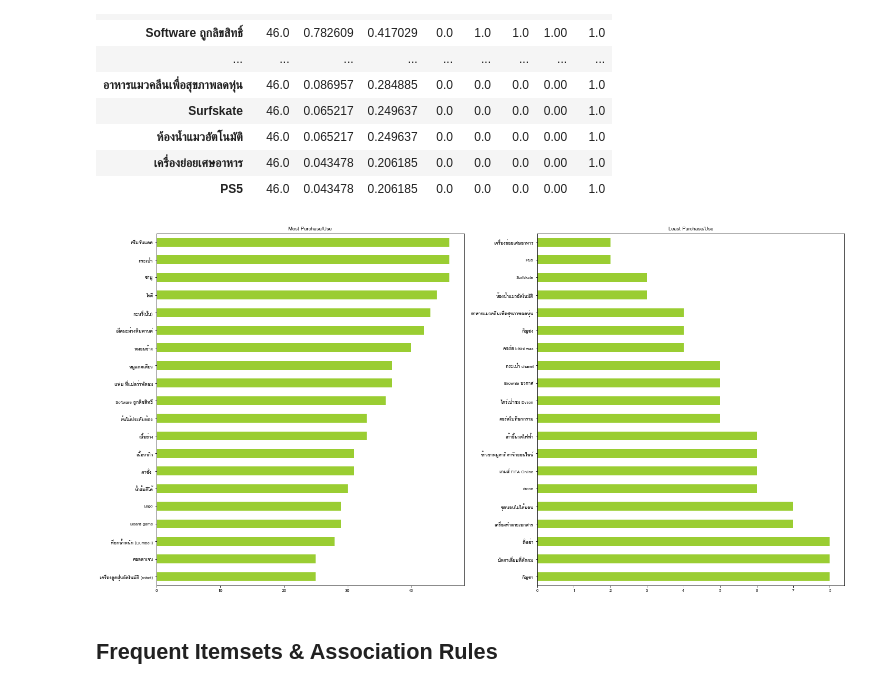
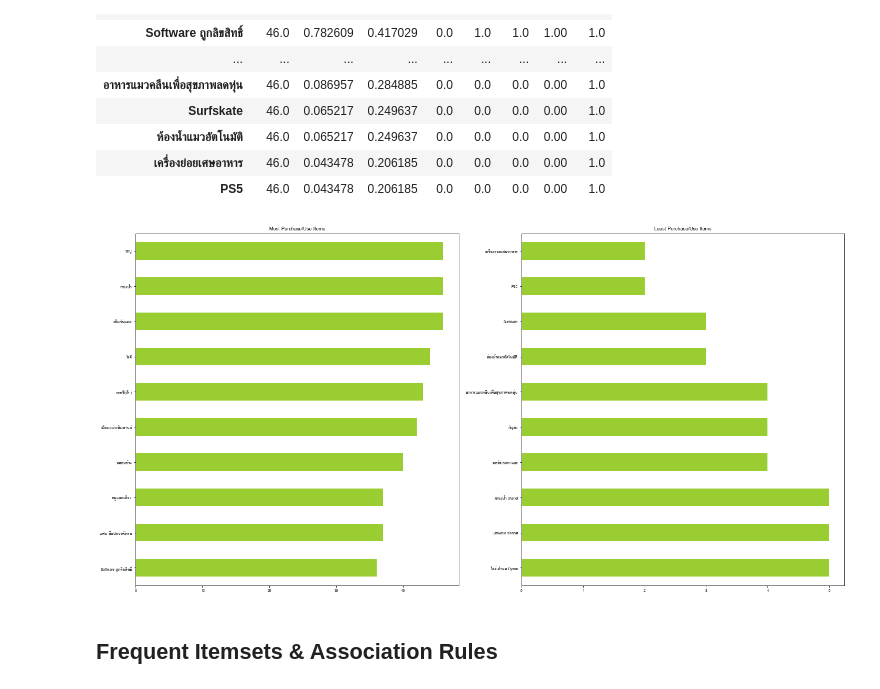
Before and after one commit to ampika-tnk/BADS7105-CRM-Analytics-and-Intelligence, a Jupyter notebook: Homework 07 - Product Recommendation/product_recommendation.ipynb, the cells around one changed output. Saved outputs shown, nothing was run; the diff lists cells and outputs as text; code cells hidden in the pictures.

```diff
--- a/Homework 07 - Product Recommendation/product_recommendation.ipynb
+++ b/Homework 07 - Product Recommendation/product_recommendation.ipynb
@@ -116,24 +104,20 @@ df.describe().T.sort_values('mean', ascending=False)
 | PS5 | 46.0 | 0.043478 | 0.206185 | 0.0 | 0.0 | 0.0 | 0.00 | 1.0 |
 # %%
 total_purchase_per_item = (
-    df
-    .sum()
-    .sort_values(ascending=False)
-    .to_frame()
-    .rename({0: 'count'}, axis=1)
+    df.sum().sort_values(ascending=False).to_frame().rename({0: 'count'}, axis=1)
 )
-most_purchase_items = total_purchase_per_item[:20]
-least_purchase_items = total_purchase_per_item[-20:]
+most_purchase_items = total_purchase_per_item[:10]
+least_purchase_items = total_purchase_per_item[-10:]
 
 fig, axes = plt.subplots(1, 2, figsize=(20, 10), tight_layout=True)
-most_purchase_items.sort_values('count', ascending=True).plot.barh(ax=axes[0], title='Most Purchase/Use', legend=False, color='yellowgreen')
-least_purchase_items.plot.barh(ax=axes[1], title='Least Purchase/Use', legend=False, color='yellowgreen')
-plt.rc('axes', titlesize=24)
-plt.rc('xtick', labelsize=16)
-plt.rc('ytick', labelsize=16)
+most_purchase_items.sort_values('count', ascending=True).plot.barh(ax=axes[0], title='Most Purchase/Use Items', legend=False, color='yellowgreen')
+least_purchase_items.plot.barh(ax=axes[1], title='Least Purchase/Use Items', legend=False, color='yellowgreen')
+plt.rc('axes', titlesize=14)
+plt.rc('xtick', labelsize=10)
+plt.rc('ytick', labelsize=10)
 plt.show()
 # %% [output]
-[figure, old version]
+[figure, new version]
 # %% [markdown]
 ## **Frequent Itemsets & Association Rules**
 # %%
```
Also changed, not shown: parts of 19 cells of this notebook.
